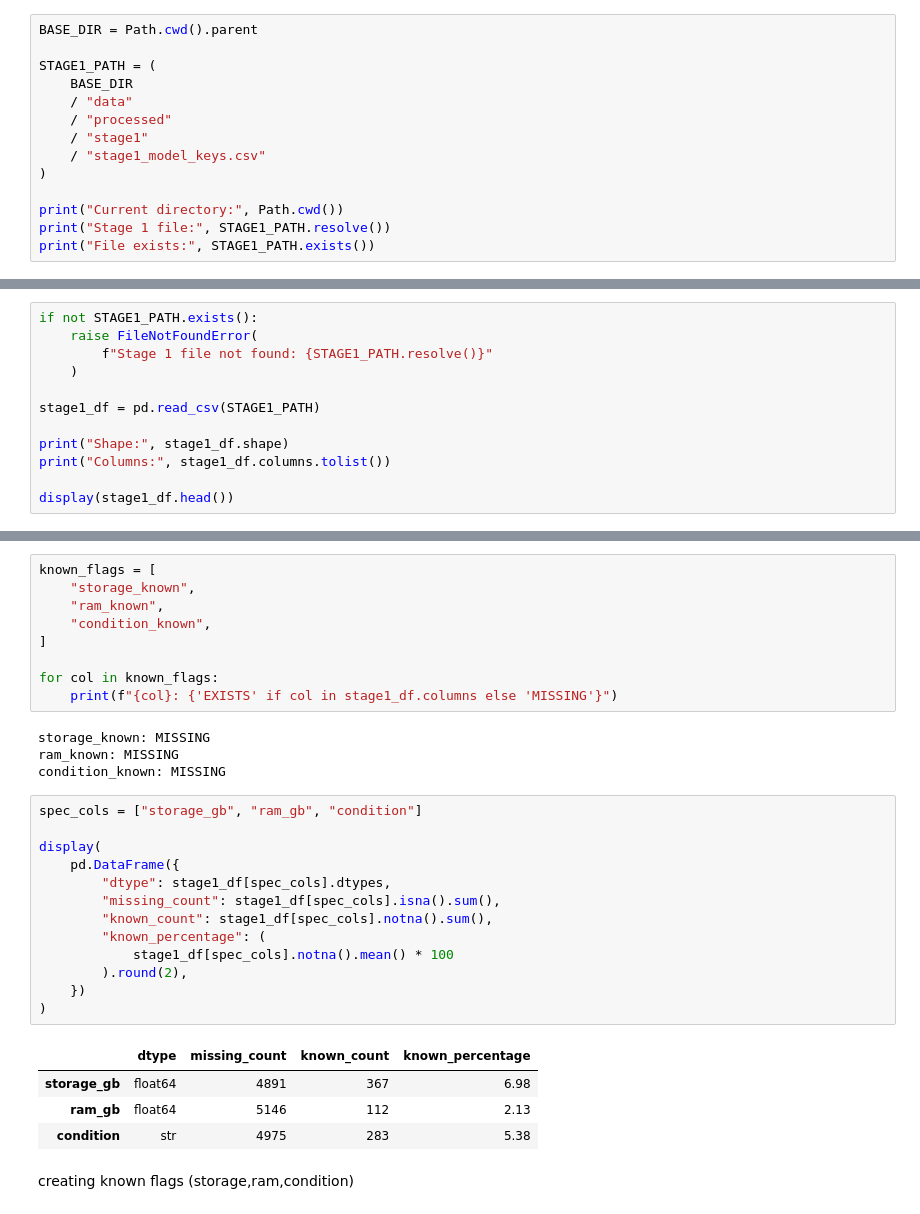
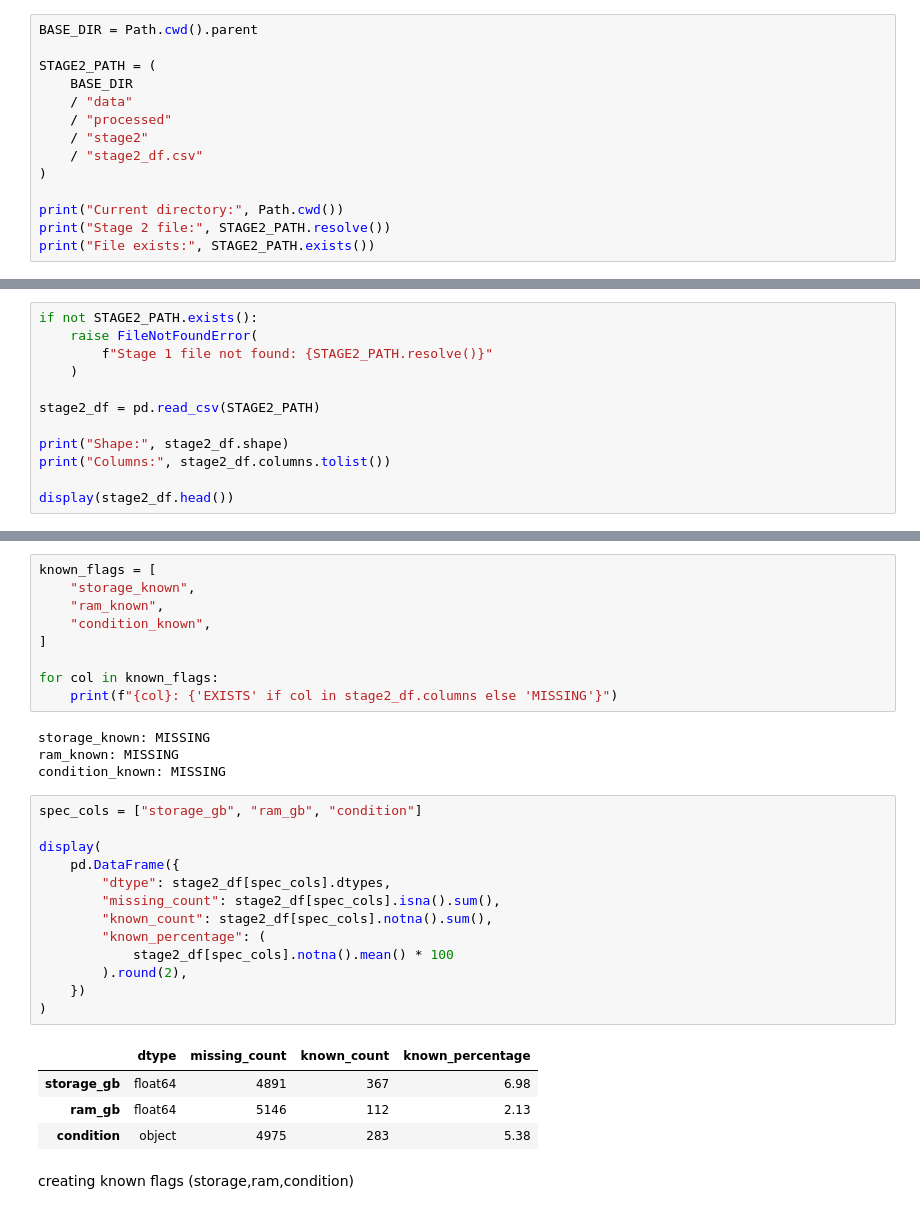
Before and after one commit to Fadwa-mahmoud/DEPI-GRADUATION-PROJECT, a Jupyter notebook: notebooks/2.1_Features_Pipeline.ipynb, the cells around one changed output, grey strips where cells are left out. Saved outputs shown, nothing was run; the diff lists cells and outputs as text.

```diff
--- a/notebooks/2.1_Features_Pipeline.ipynb
+++ b/notebooks/2.1_Features_Pipeline.ipynb
@@ -11,15 +12,15 @@ from sklearn.preprocessing import OneHotEncoder
 # %%
 BASE_DIR = Path.cwd().parent
 
-STAGE1_PATH = (
+STAGE2_PATH = (
     BASE_DIR
     / "data"
     / "processed"
-    / "stage1"
-    / "stage1_model_keys.csv"
+    / "stage2"
+    / "stage2_df.csv"
 )
 
 print("Current directory:", Path.cwd())
-print("Stage 1 file:", STAGE1_PATH.resolve())
-print("File exists:", STAGE1_PATH.exists())
+print("Stage 2 file:", STAGE2_PATH.resolve())
+print("File exists:", STAGE2_PATH.exists())
 # %% [output]
@@ -28,14 +29,14 @@ Stage 1 file: C:\Users\MG\Documents\GitHub\DEPI-GRADUATION-PROJECT\DEPI-GRADUATI
 File exists: True
 # %%
-if not STAGE1_PATH.exists():
+if not STAGE2_PATH.exists():
     raise FileNotFoundError(
-        f"Stage 1 file not found: {STAGE1_PATH.resolve()}"
+        f"Stage 1 file not found: {STAGE2_PATH.resolve()}"
     )
 
-stage1_df = pd.read_csv(STAGE1_PATH)
+stage2_df = pd.read_csv(STAGE2_PATH)
 
-print("Shape:", stage1_df.shape)
-print("Columns:", stage1_df.columns.tolist())
+print("Shape:", stage2_df.shape)
+print("Columns:", stage2_df.columns.tolist())
 
-display(stage1_df.head())
+display(stage2_df.head())
 # %% [output]
@@ -94,7 +95,7 @@ known_flags = [
 ]
 
 for col in known_flags:
-    print(f"{col}: {'EXISTS' if col in stage1_df.columns else 'MISSING'}")
+    print(f"{col}: {'EXISTS' if col in stage2_df.columns else 'MISSING'}")
 # %% [output]
 storage_known: MISSING
 ram_known: MISSING
@@ -102,20 +103,20 @@ condition_known: MISSING
 # %%
 spec_cols = ["storage_gb", "ram_gb", "condition"]
 
 display(
     pd.DataFrame({
-        "dtype": stage1_df[spec_cols].dtypes,
-        "missing_count": stage1_df[spec_cols].isna().sum(),
-        "known_count": stage1_df[spec_cols].notna().sum(),
+        "dtype": stage2_df[spec_cols].dtypes,
+        "missing_count": stage2_df[spec_cols].isna().sum(),
+        "known_count": stage2_df[spec_cols].notna().sum(),
         "known_percentage": (
-            stage1_df[spec_cols].notna().mean() * 100
+            stage2_df[spec_cols].notna().mean() * 100
         ).round(2),
     })
 )
 # %% [output]
 |  | dtype | missing_count | known_count | known_percentage |
 | storage_gb | float64 | 4891 | 367 | 6.98 |
 | ram_gb | float64 | 5146 | 112 | 2.13 |
-| condition | str | 4975 | 283 | 5.38 |
+| condition | object | 4975 | 283 | 5.38 |
 # %% [markdown]
 creating known flags  (storage,ram,condition)
```
Also changed, not shown: parts of 74 cells of this notebook.
